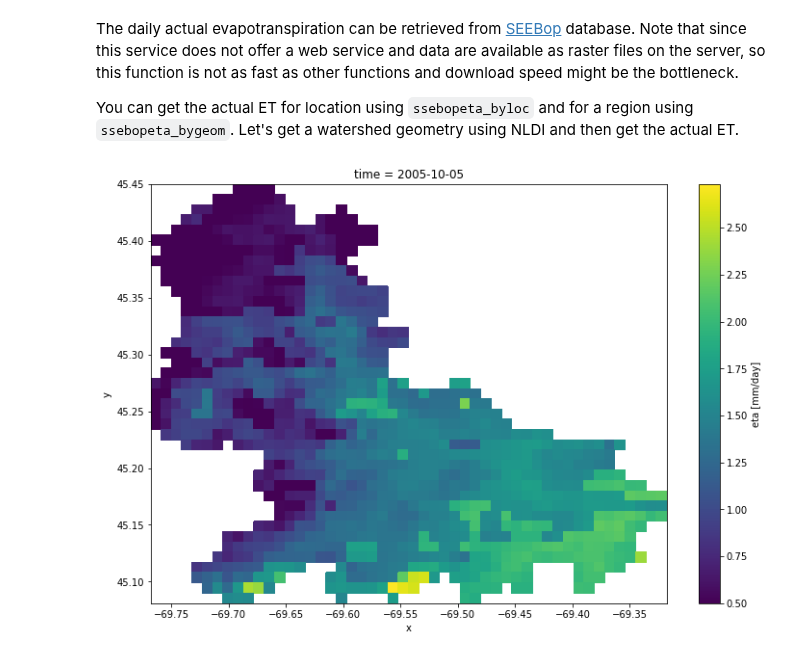
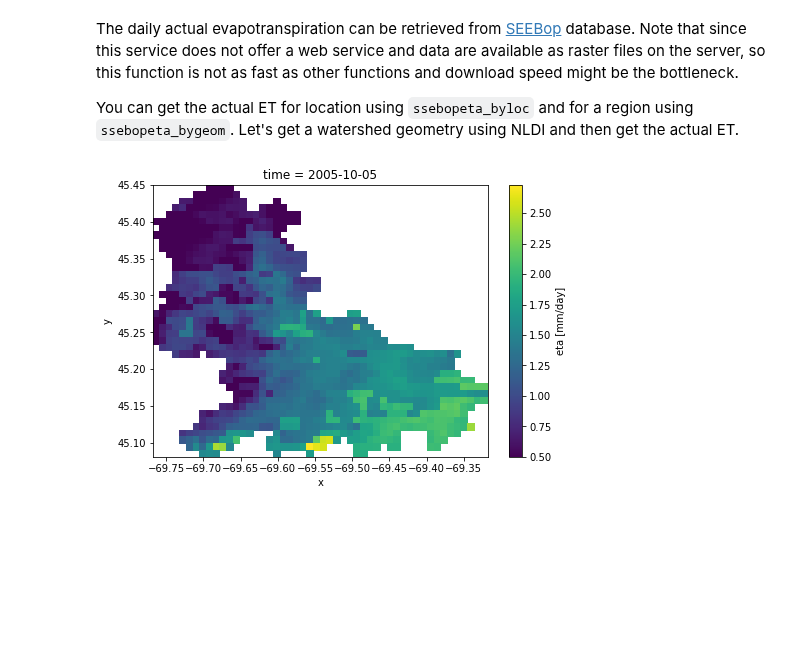
Before and after one commit to hyriver/pygeohydro, a Jupyter notebook: docs/examples/ssebop.ipynb, the cells around one changed output. Saved outputs shown, nothing was run; the diff lists cells and outputs as text; code cells hidden in the pictures; blank space fills up the shorter version.

```diff
--- a/docs/examples/ssebop.ipynb
+++ b/docs/examples/ssebop.ipynb
@@ -17,7 +17,7 @@ coords = (geometry.centroid.x, geometry.centroid.y)
 eta_p = gh.ssebopeta_byloc(coords, dates=dates)
 eta_g = gh.ssebopeta_bygeom(geometry, dates=dates)
 # %%
-ax = eta_g.isel(time=4).plot(size=8)
+ax = eta_g.isel(time=4).plot(size=5)
 ax.figure.savefig("../_static/eta.png", bbox_inches="tight", dpi=100)
 # %% [output]
-[figure, old version]
+[figure, new version]
```
Also changed, not shown: 3 other files.
